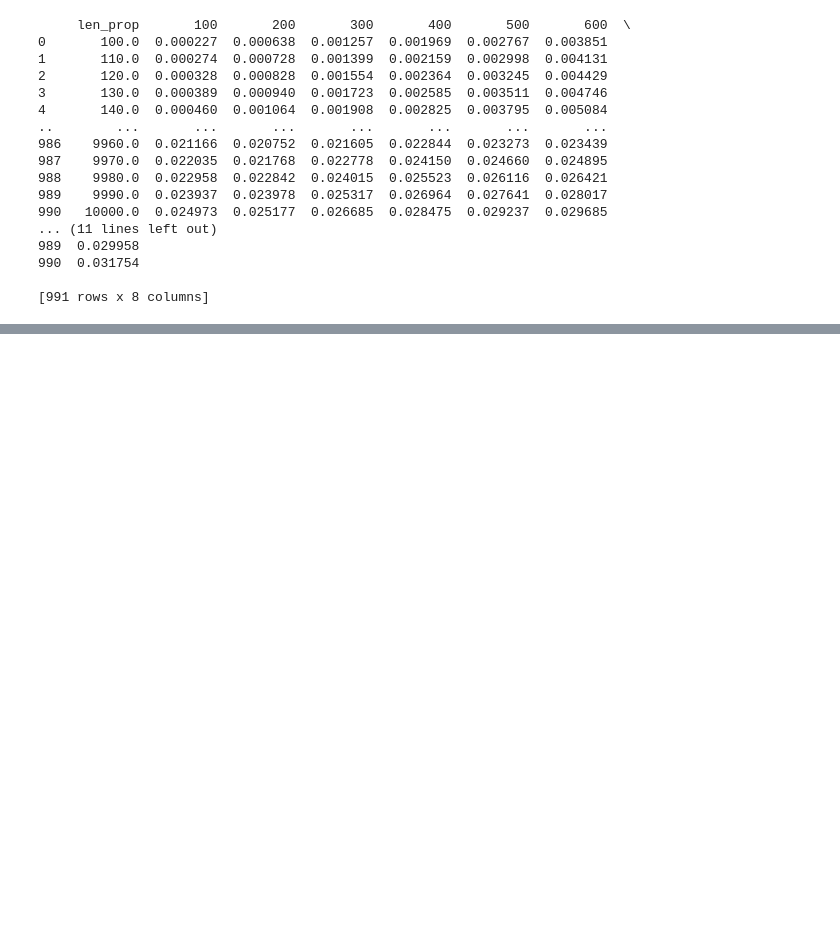
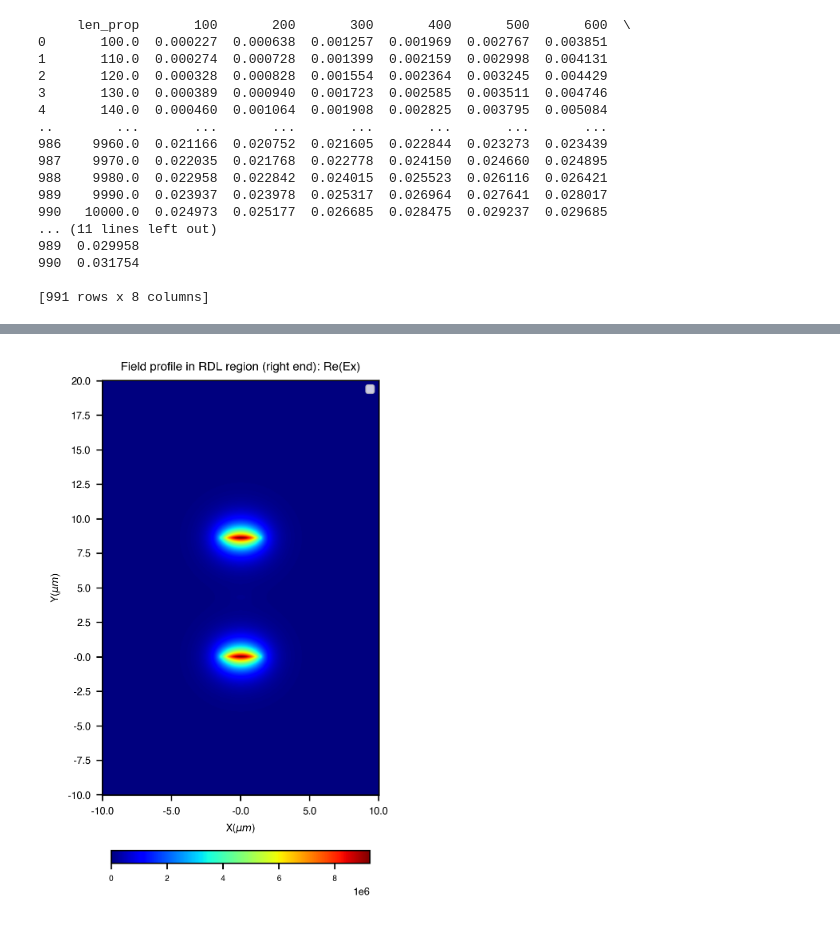
Before and after one commit to Harryxwh/SiNDispersionEngineering, a Jupyter notebook: Extract_EME_res.ipynb, the cells around one changed output, grey strips where cells are left out. Cells and saved outputs as stored; diff of their text form; code cells hidden in the pictures; blank space fills up the shorter version.

```diff
--- a/Extract_EME_res.ipynb
+++ b/Extract_EME_res.ipynb
@@ -81 +116,20 @@ yticks
+# %%
+end_profile_filename = "EME_field_profile_end.txt"
+field = np.loadtxt(foldername + end_profile_filename, delimiter=None, skiprows=1)
+field = np.matrix_transpose(field)
+param_dict = {"figsize"        : [8,6],
+              "title"          : "Field profile in RDL region (right end)",
+              "component_list" : ["Re"],
+              "fontsize"       : 6,
+              "shrink"         : 0.3,
+              "pad"            : 0.1,
+              "xlabel"         : r"X($\mu m$)",
+              "ylabel"         : r"Y($\mu m$)",
+              "xticks"         : xticks,
+              "yticks"         : yticks,
+              "xtickslabel"    : xtickslabel ,
+              "ytickslabel"    : ytickslabel}
+Plot_field_profile(field, "Ex",**param_dict)
+# %% [output]
+[figure, added]
 # %%
```
Also changed, not shown: parts of 6 cells of this notebook, 30 other files.
